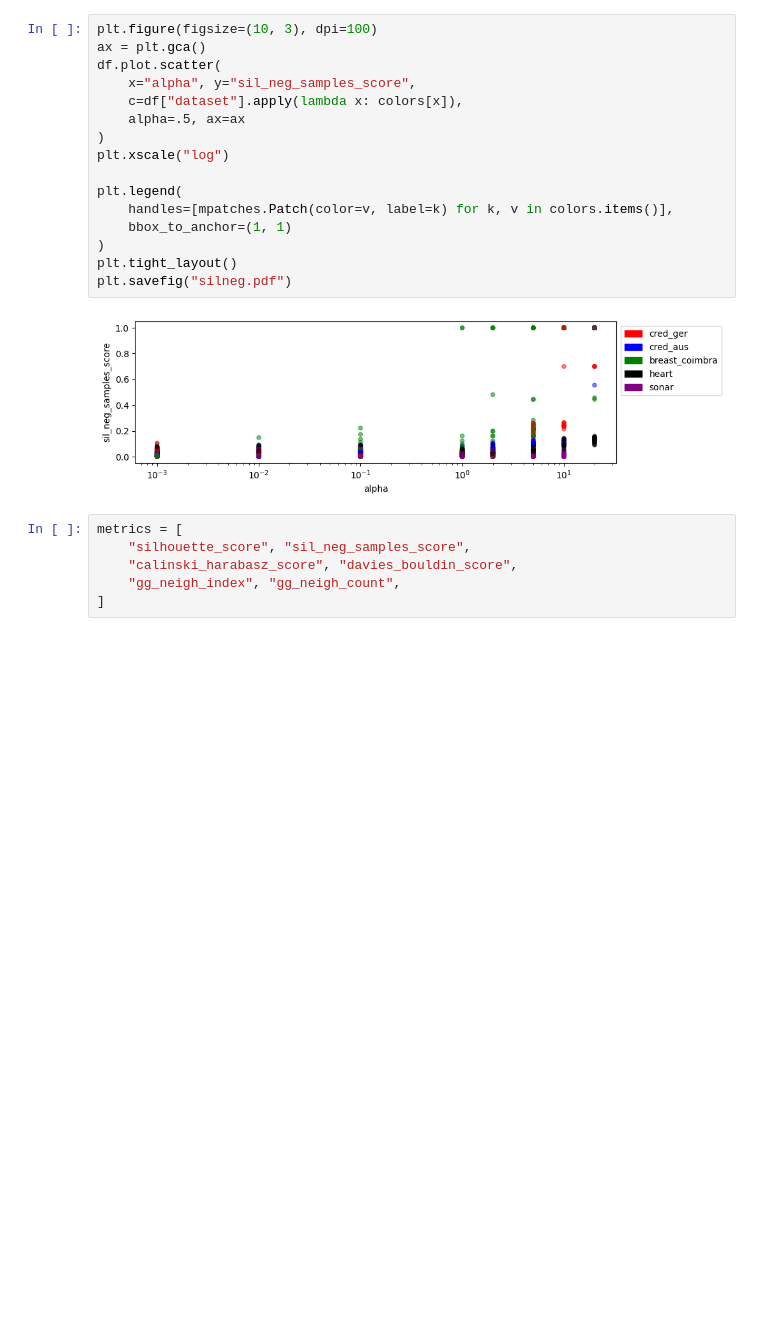
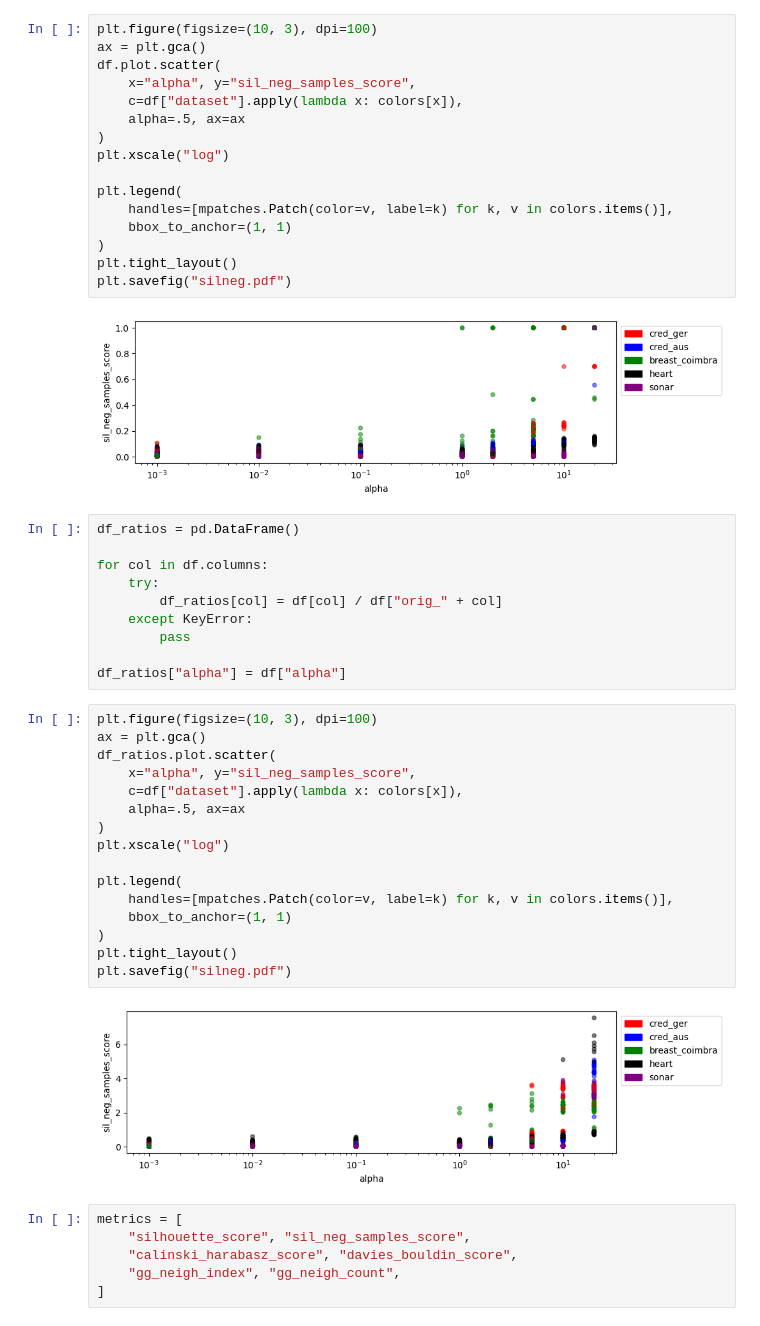
Before and after one commit to vmgustavo/202202-UFMG-RNA, a Jupyter notebook: paper02/visualize.ipynb, the cells around one changed output. Drawn from its saved outputs; the diff is of its cells as text; blank space fills up the shorter version.

Commit message:
add ratio

```diff
--- a/paper02/visualize.ipynb
+++ b/paper02/visualize.ipynb
@@ -104,6 +104,34 @@ plt.tight_layout()
 plt.savefig("silneg.pdf")
 # %% [output]
 [figure]
+# %%
+df_ratios = pd.DataFrame()
+
+for col in df.columns:
+    try:
+        df_ratios[col] = df[col] / df["orig_" + col]
+    except KeyError:
+        pass
+
+df_ratios["alpha"] = df["alpha"]
+# %%
+plt.figure(figsize=(10, 3), dpi=100)
+ax = plt.gca()
+df_ratios.plot.scatter(
+    x="alpha", y="sil_neg_samples_score",
+    c=df["dataset"].apply(lambda x: colors[x]),
+    alpha=.5, ax=ax
+)
+plt.xscale("log")
+
+plt.legend(
+    handles=[mpatches.Patch(color=v, label=k) for k, v in colors.items()],
+    bbox_to_anchor=(1, 1)
+)
+plt.tight_layout()
+plt.savefig("silneg.pdf")
+# %% [output]
+[figure, added]
 # %%
 metrics = [
     "silhouette_score", "sil_neg_samples_score",
```
Also changed, not shown: parts of 2 cells of this notebook.
